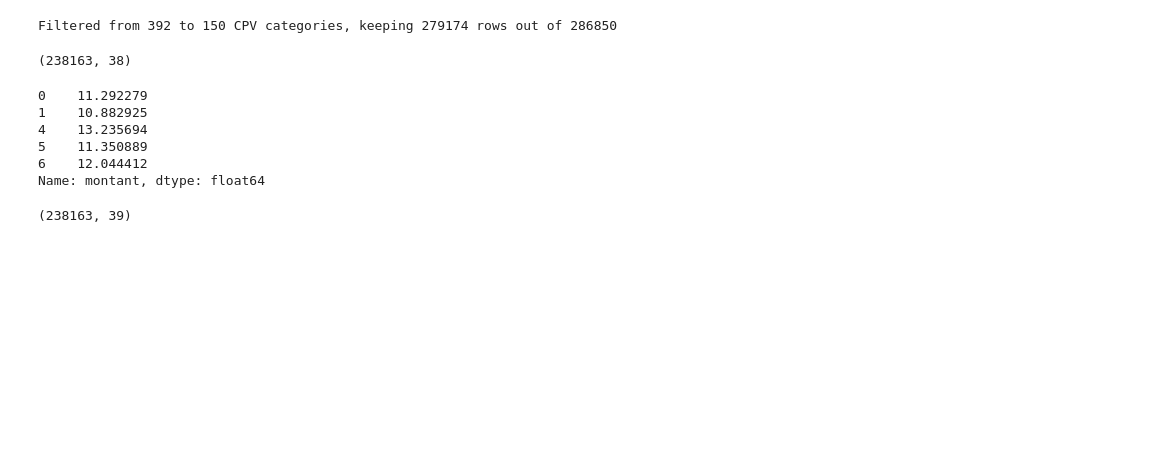
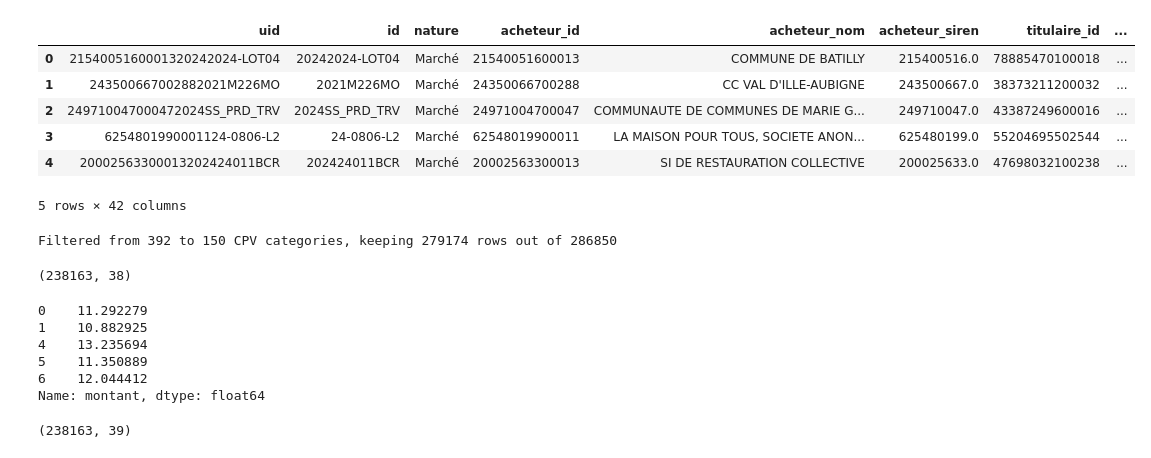
Before and after one commit to RonanB400/decp_ml, a Jupyter notebook: notebooks/PC_explo_deep.ipynb, the cells around one changed output. Saved outputs shown, nothing was run; the diff lists cells and outputs as text; code cells hidden in the pictures; blank space fills up the shorter version.

```diff
--- a/notebooks/PC_explo_deep.ipynb
+++ b/notebooks/PC_explo_deep.ipynb
@@ -11,6 +11,15 @@ from keras import Sequential, layers
 from keras.callbacks import EarlyStopping, ReduceLROnPlateau
 # %%
 df = pd.read_csv('../data/data_clean.csv')
+df.head(5)
+# %% [output]
+|  | uid | id | nature | acheteur_id | acheteur_nom | acheteur_siren | titulaire_id | ... |
+| 0 | 2154005160001320242024-LOT04 | 20242024-LOT04 | Marché | 21540051600013 | COMMUNE DE BATILLY | 215400516.0 | 78885470100018 | ... |
+| 1 | 243500667002882021M226MO | 2021M226MO | Marché | 24350066700288 | CC VAL D'ILLE-AUBIGNE | 243500667.0 | 38373211200032 | ... |
+| 2 | 249710047000472024SS_PRD_TRV | 2024SS_PRD_TRV | Marché | 24971004700047 | COMMUNAUTE DE COMMUNES DE MARIE G... | 249710047.0 | 43387249600016 | ... |
+| 3 | 6254801990001124-0806-L2 | 24-0806-L2 | Marché | 62548019900011 | LA MAISON POUR TOUS, SOCIETE ANON... | 625480199.0 | 55204695502544 | ... |
+| 4 | 20002563300013202424011BCR | 202424011BCR | Marché | 20002563300013 | SI DE RESTAURATION COLLECTIVE | 200025633.0 | 47698032100238 | ... |
+5 rows × 42 columns
 # %%
 from scripts.data_cleaner import filter_top_cpv_categories
 
```
Also changed, not shown: 2 other files.
